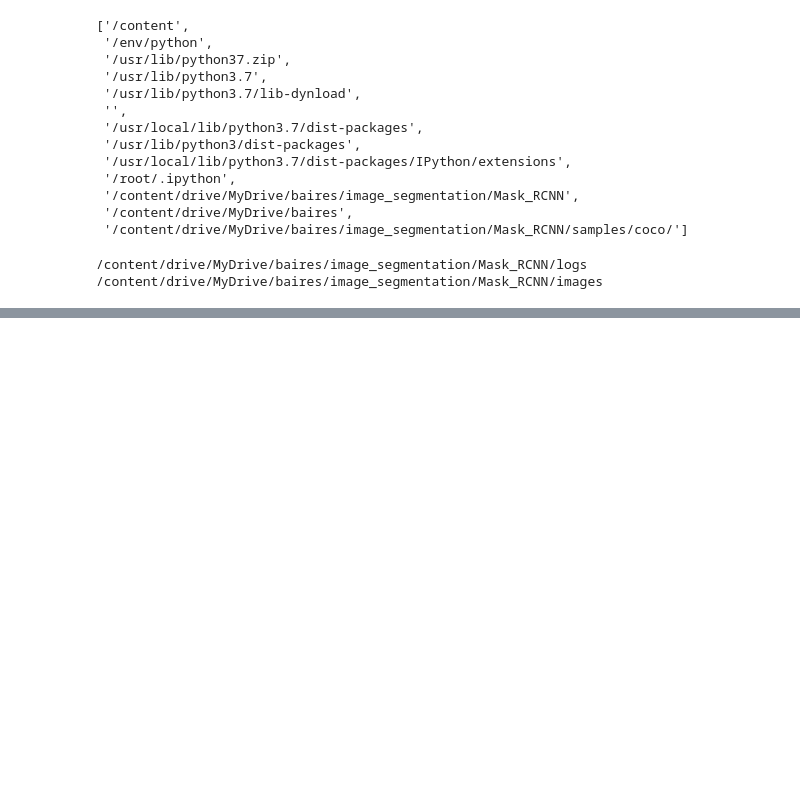
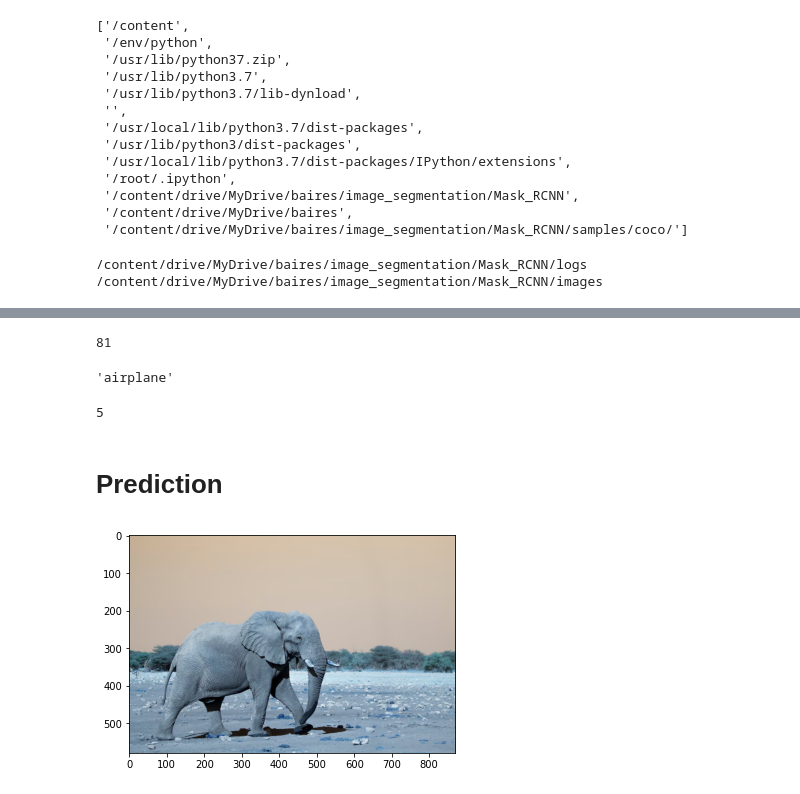
Before and after one commit to walterpcasas/image_segmentation, a Jupyter notebook: parte2_mask-rcnn.ipynb, the cells around one changed output, grey strips where cells are left out. Drawn from its saved outputs; the diff is of its cells as text; code cells hidden in the pictures; blank space fills up the shorter version.

```diff
--- a/parte2_mask-rcnn.ipynb
+++ b/parte2_mask-rcnn.ipynb
@@ -178,0 +279,20 @@ print(MODEL_DIR, IMAGE_DIR)
+# %%
+len(class_names)
+# %% [output]
+81
+# %%
+class_names[5]
+# %% [output]
+'airplane'
+# %%
+class_names.index('airplane')
+# %% [output]
+5
+# %% [markdown]
+# Prediction
+# %%
+img = cv2.imread('data/fotos/elefante.jpg')
+plt.imshow(img)
+plt.show()
+# %% [output]
+[figure, added]
```
Also changed, not shown: parts of 26 cells of this notebook.
